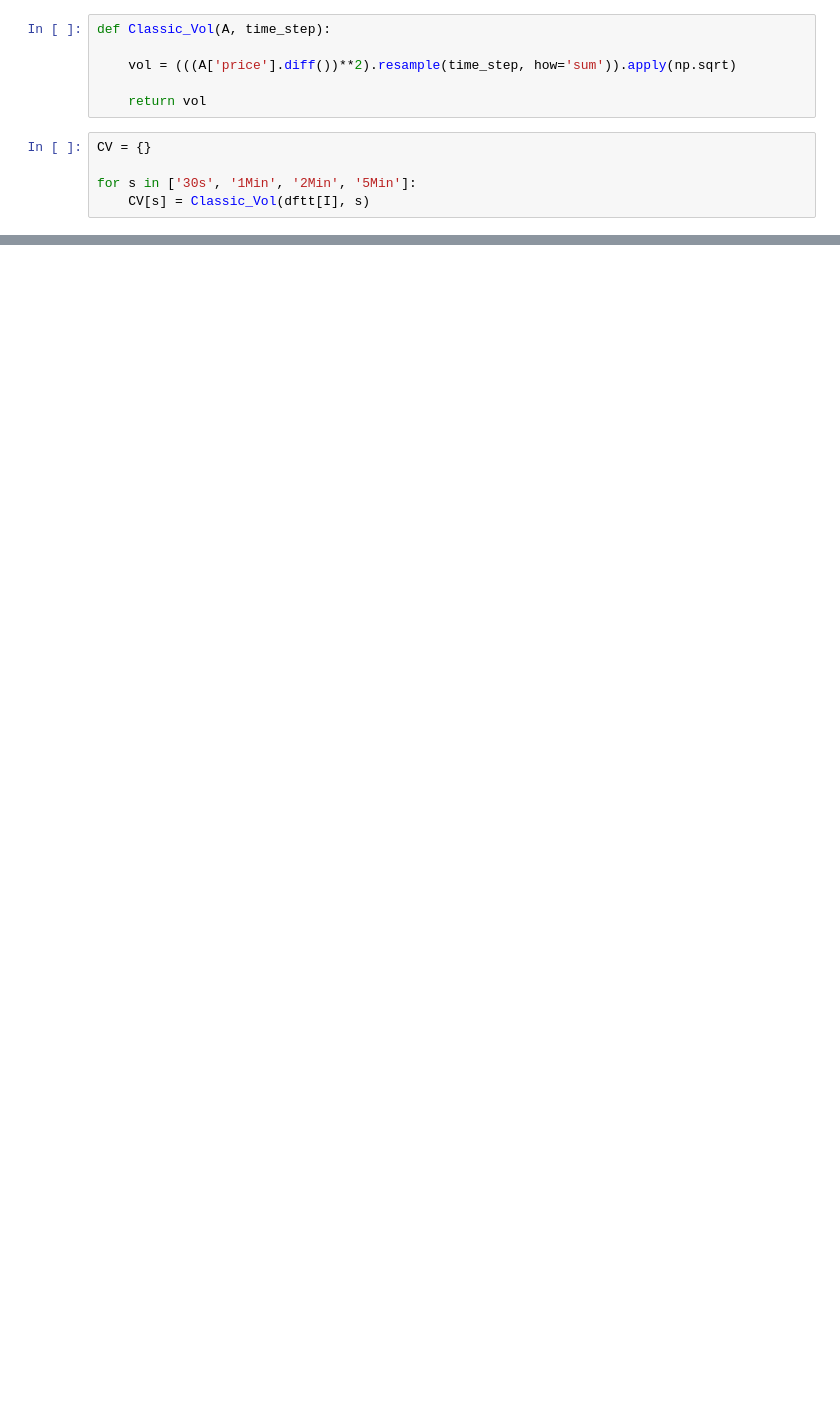
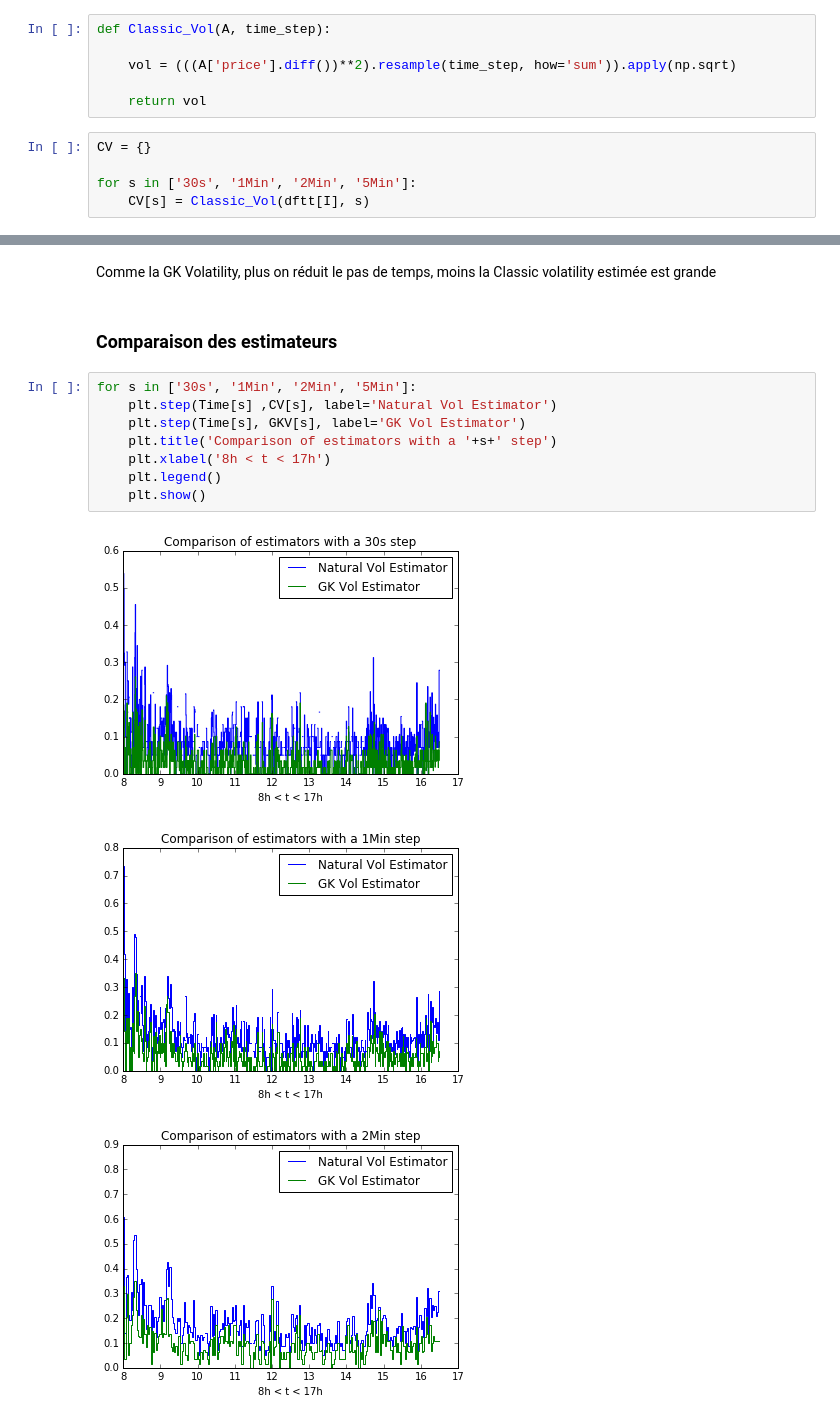
Before and after one commit to m-legrand/TD_Laruelle, a Jupyter notebook: Seance3/TP3.ipynb, the cells around one changed output, grey strips where cells are left out. Saved outputs shown, nothing was run; the diff lists cells and outputs as text; blank space fills up the shorter version.

```diff
--- a/Seance3/TP3.ipynb
+++ b/Seance3/TP3.ipynb
@@ -127,0 +127,16 @@ plt.show()
+# %% [markdown]
+Comme la GK Volatility, plus on réduit le pas de temps, moins la Classic volatility estimée est grande
+# %% [markdown]
+### Comparaison des estimateurs
+# %%
+for s in ['30s', '1Min', '2Min', '5Min']:
+    plt.step(Time[s] ,CV[s], label='Natural Vol Estimator')
+    plt.step(Time[s], GKV[s], label='GK Vol Estimator')
+    plt.title('Comparison of estimators with a '+s+' step')
+    plt.xlabel('8h < t < 17h')
+    plt.legend()
+    plt.show()
+# %% [output]
+[figure, added]
+[figure, added]
+[figure, added]
```
Also changed, not shown: parts of 24 cells of this notebook.
